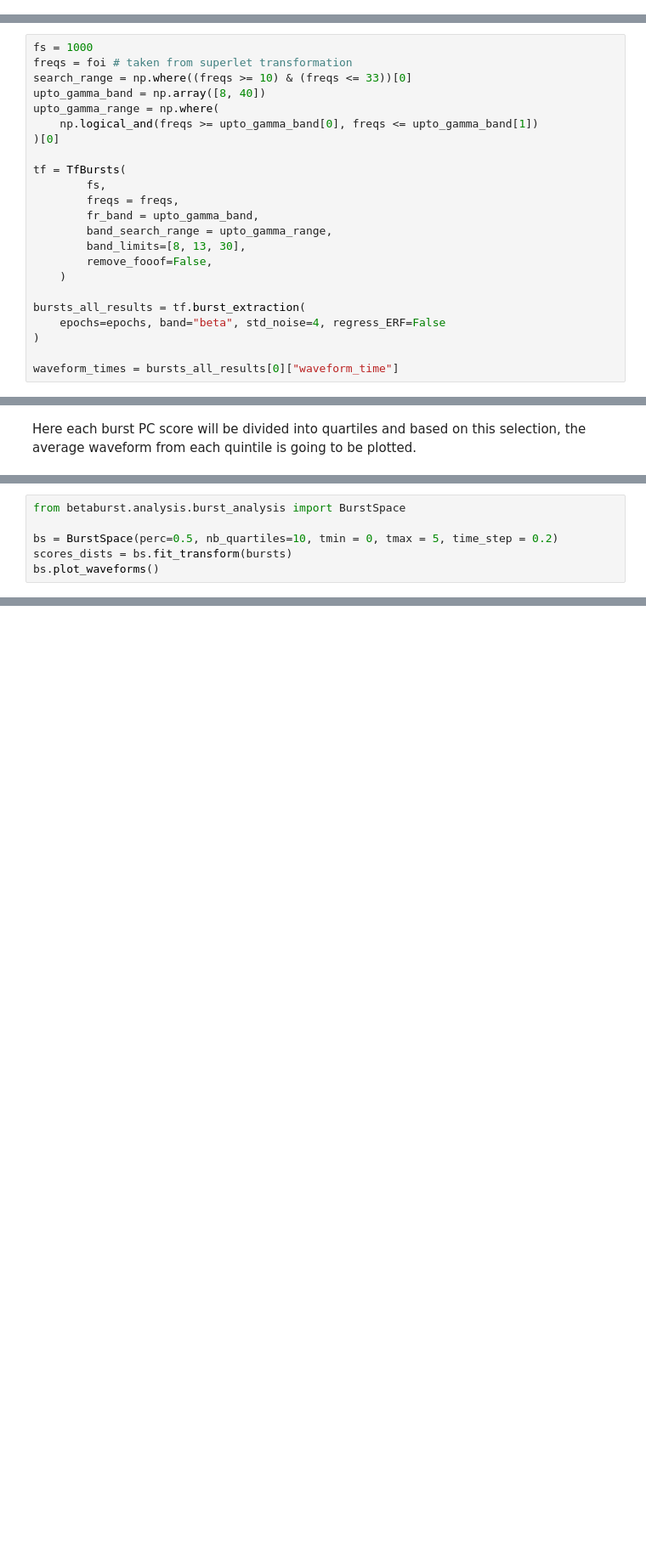
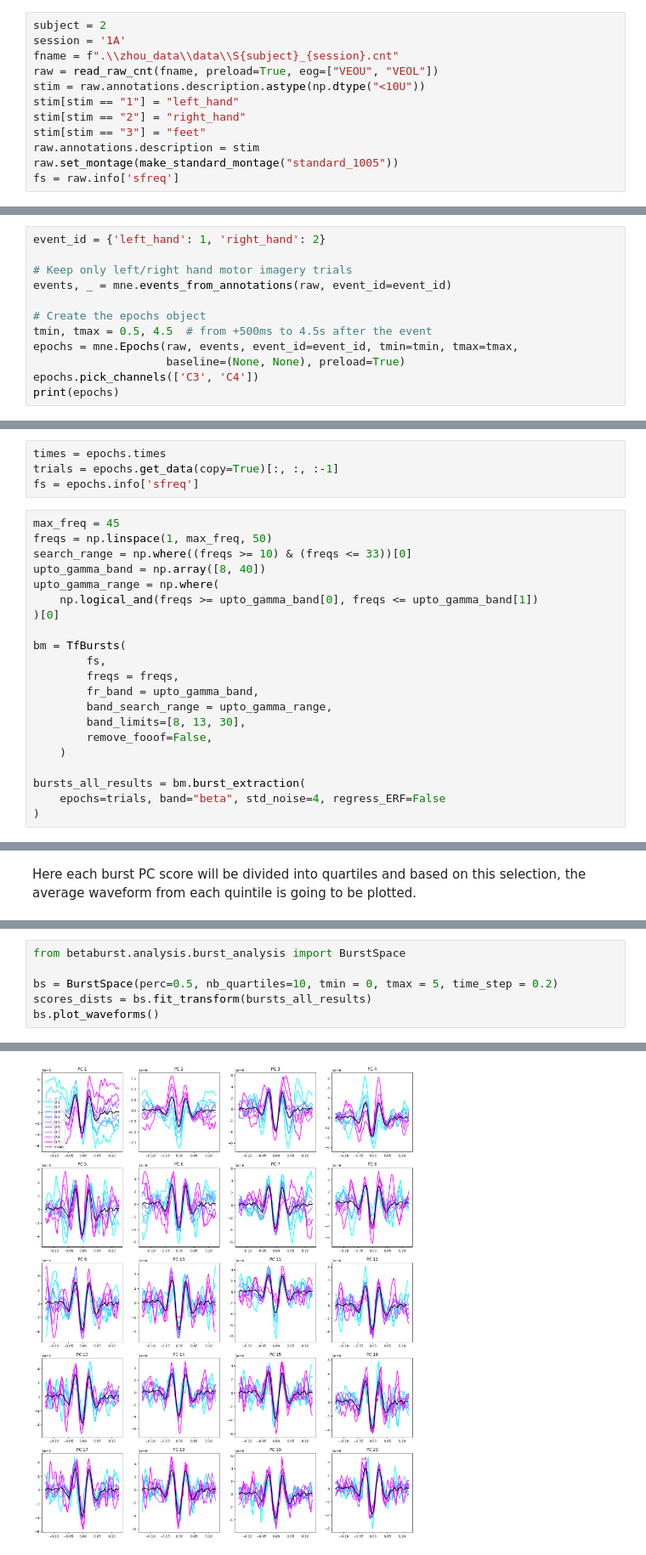
Before and after one commit to danclab/beta_burst, a Jupyter notebook: examples/pca_analysis_tutorial.ipynb, the cells around one changed output, grey strips where cells are left out. Shown at 85% size. Cells and saved outputs as stored; diff of their text form; blank space fills up the shorter version.

```diff
--- a/examples/pca_analysis_tutorial.ipynb
+++ b/examples/pca_analysis_tutorial.ipynb
@@ -14,0 +50,12 @@ from betaburst.detection.burst_detection import TfBursts
+# %%
+subject = 2
+session = '1A'
+fname = f".\\zhou_data\\data\\S{subject}_{session}.cnt"
+raw = read_raw_cnt(fname, preload=True, eog=["VEOU", "VEOL"])
+stim = raw.annotations.description.astype(np.dtype("<10U"))
+stim[stim == "1"] = "left_hand"
+stim[stim == "2"] = "right_hand"
+stim[stim == "3"] = "feet"
+raw.annotations.description = stim
+raw.set_montage(make_standard_montage("standard_1005"))
+fs = raw.info['sfreq']
@@ -14,0 +100,12 @@ from betaburst.detection.burst_detection import TfBursts
+# %%
+event_id = {'left_hand': 1, 'right_hand': 2}
+
+# Keep only left/right hand motor imagery trials
+events, _ = mne.events_from_annotations(raw, event_id=event_id)
+
+# Create the epochs object
+tmin, tmax = 0.5, 4.5  # from +500ms to 4.5s after the event
+epochs = mne.Epochs(raw, events, event_id=event_id, tmin=tmin, tmax=tmax,
+                    baseline=(None, None), preload=True)
+epochs.pick_channels(['C3', 'C4'])
+print(epochs)
@@ -15,13 +125,17 @@ from betaburst.detection.burst_detection import TfBursts
+# %%
+times = epochs.times
+trials = epochs.get_data(copy=True)[:, :, :-1]
+fs = epochs.info['sfreq']
 # %%
-fs = 1000
-freqs = foi # taken from superlet transformation
+max_freq = 45
+freqs = np.linspace(1, max_freq, 50)
 search_range = np.where((freqs >= 10) & (freqs <= 33))[0]
 upto_gamma_band = np.array([8, 40])
 upto_gamma_range = np.where(
     np.logical_and(freqs >= upto_gamma_band[0], freqs <= upto_gamma_band[1])
 )[0]
 
-tf = TfBursts(
+bm = TfBursts(
         fs,
         freqs = freqs,
         fr_band = upto_gamma_band,
@@ -30,8 +144,6 @@ tf = TfBursts(
         remove_fooof=False,
     )
 
-bursts_all_results = tf.burst_extraction(
-    epochs=epochs, band="beta", std_noise=4, regress_ERF=False
+bursts_all_results = bm.burst_extraction(
+    epochs=trials, band="beta", std_noise=4, regress_ERF=False
 )
-
-waveform_times = bursts_all_results[0]["waveform_time"]
@@ -102,5 +162,6 @@ ax[0].legend(fontsize=10)
 from betaburst.analysis.burst_analysis import BurstSpace
 
 bs = BurstSpace(perc=0.5, nb_quartiles=10, tmin = 0, tmax = 5, time_step = 0.2)
-scores_dists = bs.fit_transform(bursts)
+scores_dists = bs.fit_transform(bursts_all_results)
 bs.plot_waveforms()
+# %% [output]
@@ -107 +169,2 @@ bs.plot_waveforms()
+[figure, added]
 # %% [markdown]
```
Also changed, not shown: parts of 26 cells of this notebook, 5 other files.
